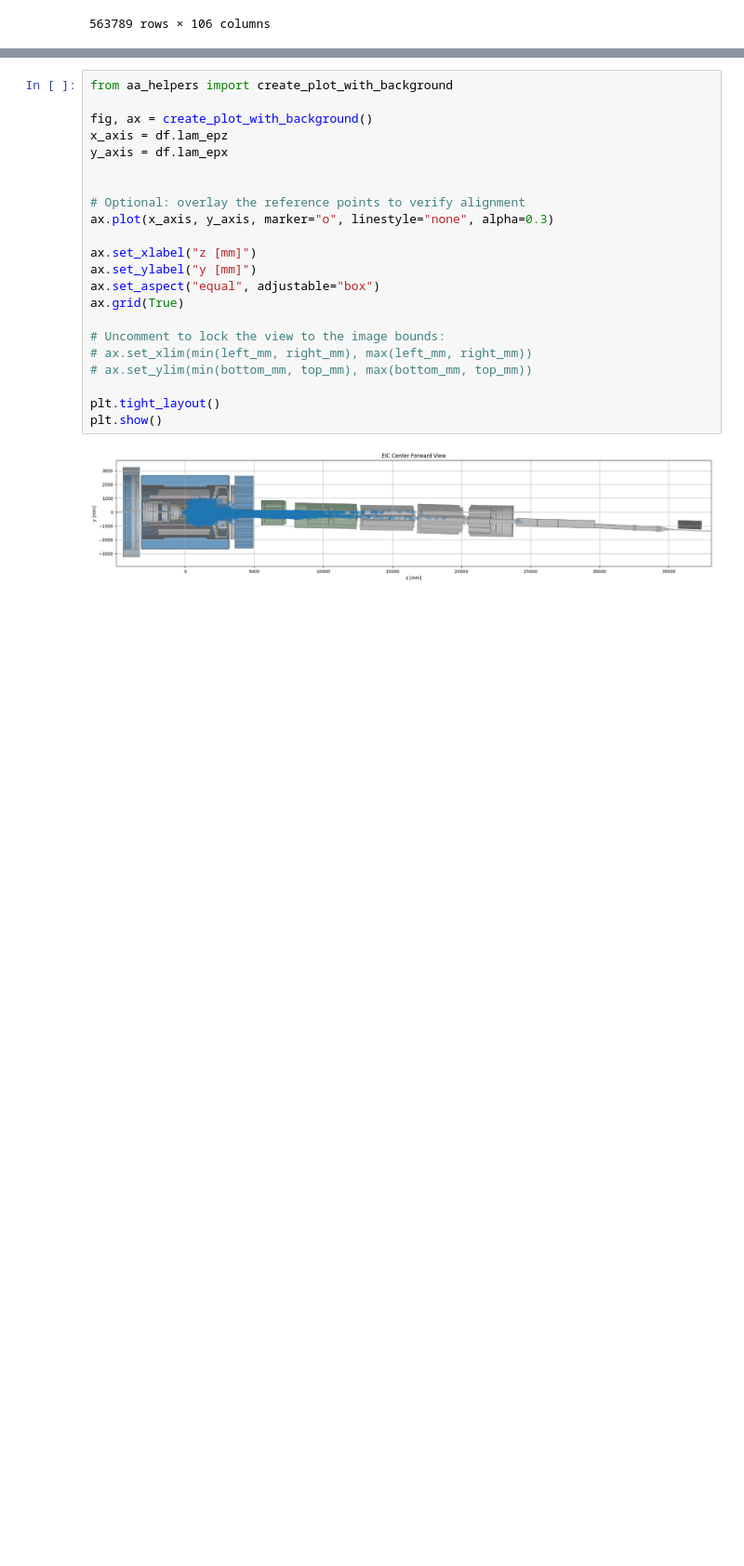
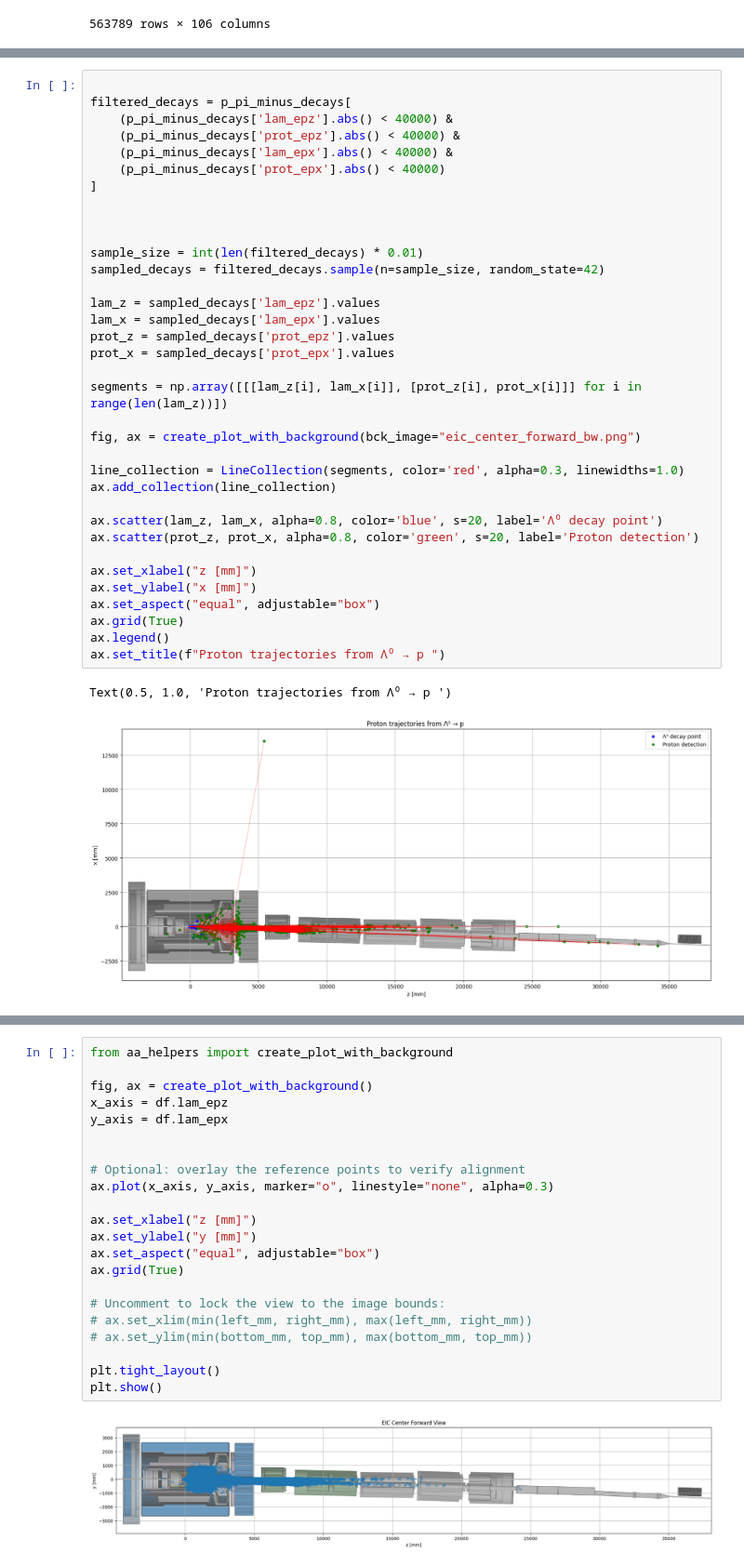
Before and after one commit to Allseeing1620/acceptance-analysis, a Jupyter notebook: analyze-df.ipynb, the cells around one changed output, grey strips where cells are left out. Shown at 93% size. Drawn from its saved outputs; the diff is of its cells as text; blank space fills up the shorter version.

```diff
--- a/analyze-df.ipynb
+++ b/analyze-df.ipynb
@@ -26 +141,39 @@ df
+# %%
+
+filtered_decays = p_pi_minus_decays[
+    (p_pi_minus_decays['lam_epz'].abs() < 40000) &
+    (p_pi_minus_decays['prot_epz'].abs() < 40000) &
+    (p_pi_minus_decays['lam_epx'].abs() < 40000) &
+    (p_pi_minus_decays['prot_epx'].abs() < 40000)
+]
+
+
+
+sample_size = int(len(filtered_decays) * 0.01)
+sampled_decays = filtered_decays.sample(n=sample_size, random_state=42)
+
+lam_z = sampled_decays['lam_epz'].values
+lam_x = sampled_decays['lam_epx'].values
+prot_z = sampled_decays['prot_epz'].values
+prot_x = sampled_decays['prot_epx'].values
+
+segments = np.array([[[lam_z[i], lam_x[i]], [prot_z[i], prot_x[i]]] for i in range(len(lam_z))])
+
+fig, ax = create_plot_with_background(bck_image="eic_center_forward_bw.png")
+
+line_collection = LineCollection(segments, color='red', alpha=0.3, linewidths=1.0)
+ax.add_collection(line_collection)
+
+ax.scatter(lam_z, lam_x, alpha=0.8, color='blue', s=20, label='Λ⁰ decay point')
+ax.scatter(prot_z, prot_x, alpha=0.8, color='green', s=20, label='Proton detection')
+
+ax.set_xlabel("z [mm]")
+ax.set_ylabel("x [mm]")
+ax.set_aspect("equal", adjustable="box")
+ax.grid(True)
+ax.legend()
+ax.set_title(f"Proton trajectories from Λ⁰ → p ")
+# %% [output]
+Text(0.5, 1.0, 'Proton trajectories from Λ⁰ → p ')
+[figure, added]
 # %%
```
Also changed, not shown: parts of 16 cells of this notebook, 1 other file.
